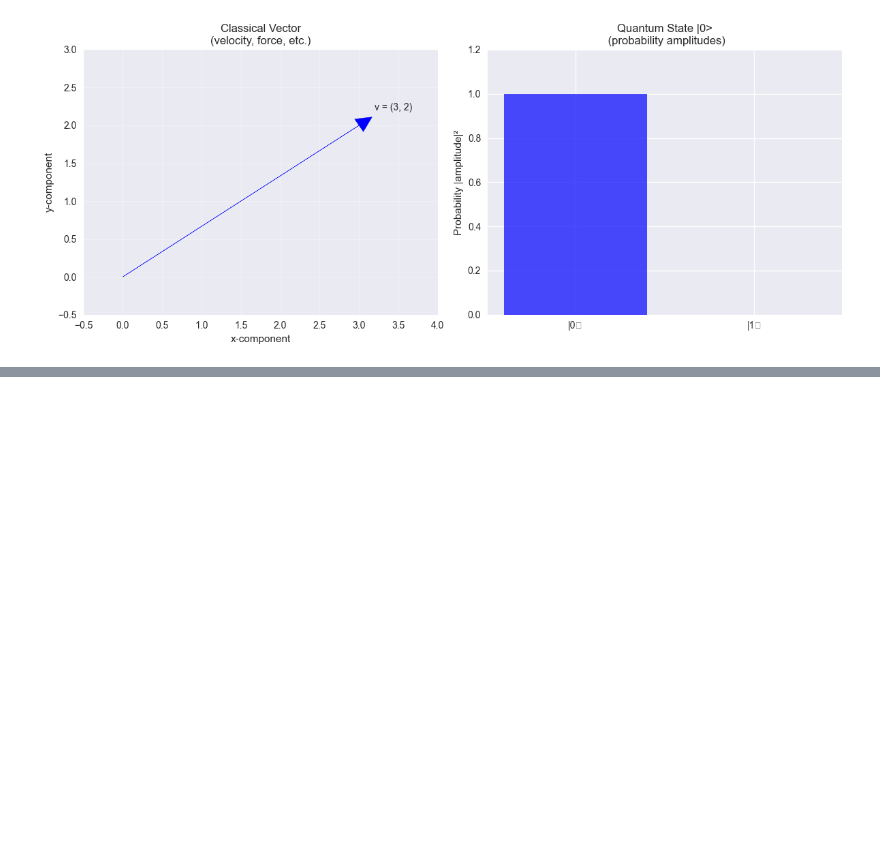
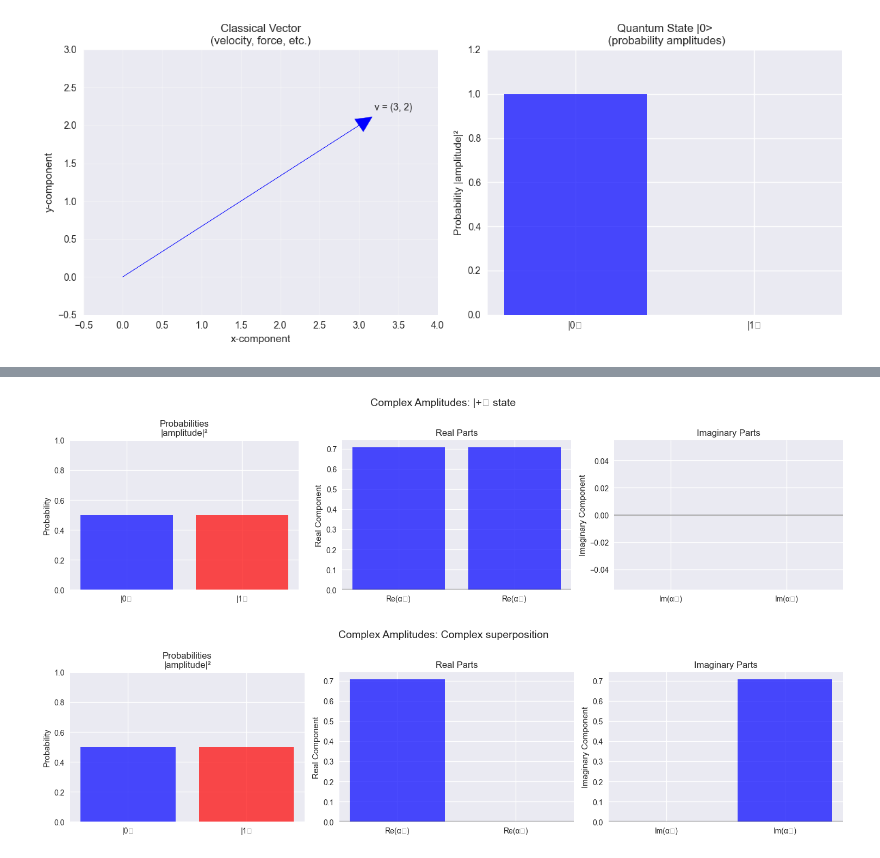
Before and after one commit to Mdcrab02/quantum-workbook, a Jupyter notebook: 01 Linear Algebra/1.1_Vectors_and_Vector_Spaces.ipynb, the cells around one changed output, grey strips where cells are left out. Cells and saved outputs as stored; diff of their text form; code cells hidden in the pictures; blank space fills up the shorter version.

Commit message:
Update 1.1 Section 2
Updated 1.1 Section 2 to include visuals and a few explanations of the complex states.

```diff
--- a/01 Linear Algebra/1.1_Vectors_and_Vector_Spaces.ipynb
+++ b/01 Linear Algebra/1.1_Vectors_and_Vector_Spaces.ipynb
@@ -78,0 +110,42 @@ plt.show()
+# %%
+# Let's visualize complex amplitudes
+def plot_complex_amplitudes(state, title):
+    """Plot complex amplitudes as magnitude and phase"""
+    fig, (ax1, ax2, ax3) = plt.subplots(1, 3, figsize=(15, 4))
+
+    # Magnitude (what we measure)
+    magnitudes = np.abs(state)**2
+    ax1.bar(['|0⟩', '|1⟩'], magnitudes, color=['blue', 'red'], alpha=0.7)
+    ax1.set_title('Probabilities\n|amplitude|²')
+    ax1.set_ylabel('Probability')
+    ax1.set_ylim(0, 1)
+
+    # Real parts
+    real_parts = np.real(state)
+    colors = ['blue' if x >= 0 else 'red' for x in real_parts]
+    ax2.bar(['Re(α₀)', 'Re(α₁)'], real_parts, color=colors, alpha=0.7)
+    ax2.set_title('Real Parts')
+    ax2.set_ylabel('Real Component')
+    ax2.axhline(y=0, color='black', linestyle='-', alpha=0.3)
+
+    # Imaginary parts
+    imag_parts = np.imag(state)
+    colors = ['blue' if x >= 0 else 'red' for x in imag_parts]
+    ax3.bar(['Im(α₀)', 'Im(α₁)'], imag_parts, color=colors, alpha=0.7)
+    ax3.set_title('Imaginary Parts')
+    ax3.set_ylabel('Imaginary Component')
+    ax3.axhline(y=0, color='black', linestyle='-', alpha=0.3)
+
+    fig.suptitle(f'Complex Amplitudes: {title}', fontsize=14)
+    plt.tight_layout()
+    return fig
+# %%
+# Plot our complex states
+plot_complex_amplitudes(plus_state, '|+⟩ state')
+plt.show()
+
+plot_complex_amplitudes(complex_state, 'Complex superposition')
+plt.show()
+# %% [output]
+[figure, added]
+[figure, added]
```
Also changed, not shown: parts of 5 cells of this notebook.
